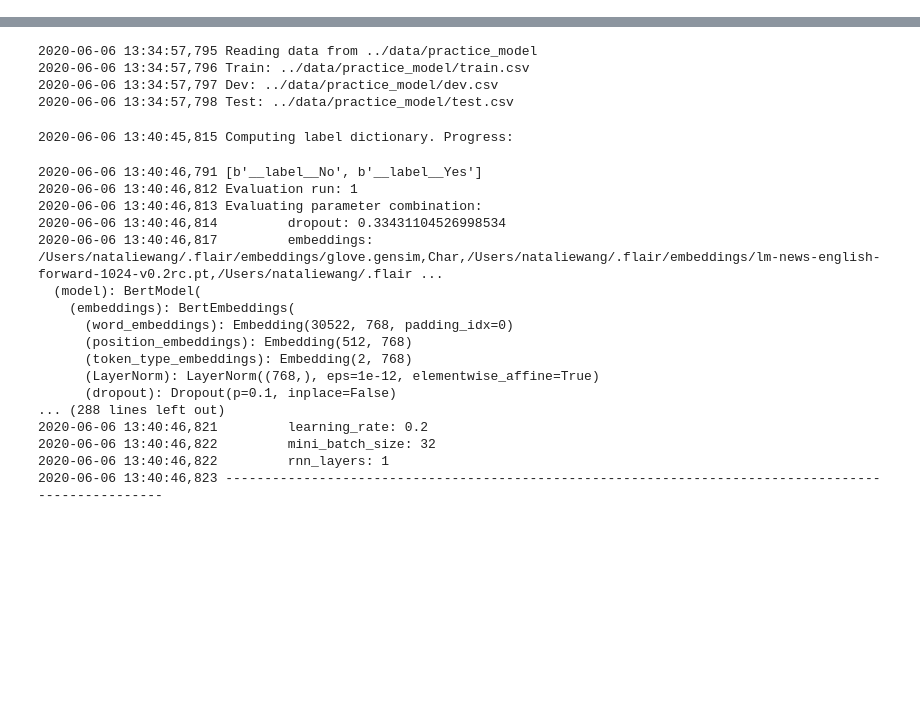
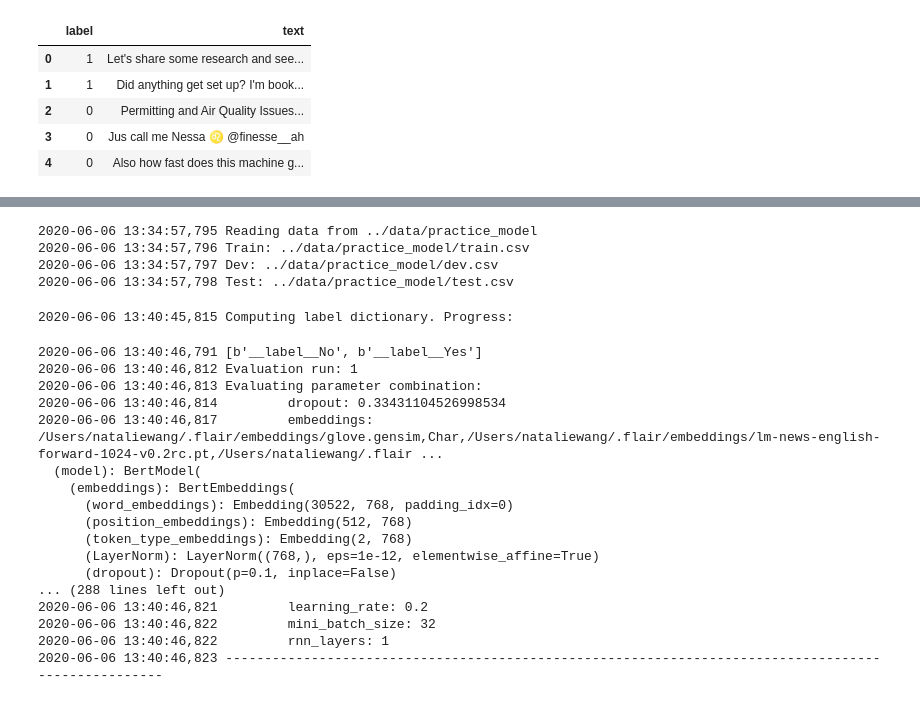
Before and after one commit to georgetao/extraction, a Jupyter notebook: notebooks/classification_testing_pipeline.ipynb, the cells around one changed output, grey strips where cells are left out. Saved outputs shown, nothing was run; the diff lists cells and outputs as text; code cells hidden in the pictures; blank space fills up the shorter version.

```diff
--- a/notebooks/classification_testing_pipeline.ipynb
+++ b/notebooks/classification_testing_pipeline.ipynb
@@ -52,3 +55,12 @@ def read_data(path):
     return pd.read_csv(path)
 # %%
 data = read_data(path)
+# %%
+data.head()
+# %% [output]
+|  | label | text |
+| 0 | 1 | Let's share some research and see... |
+| 1 | 1 | Did anything get set up? I'm book... |
+| 2 | 0 | Permitting and Air Quality Issues... |
+| 3 | 0 | Jus call me Nessa ♌ @finesse__ah |
+| 4 | 0 | Also how fast does this machine g... |
```
Also changed, not shown: parts of 23 cells of this notebook, 1 other file.
